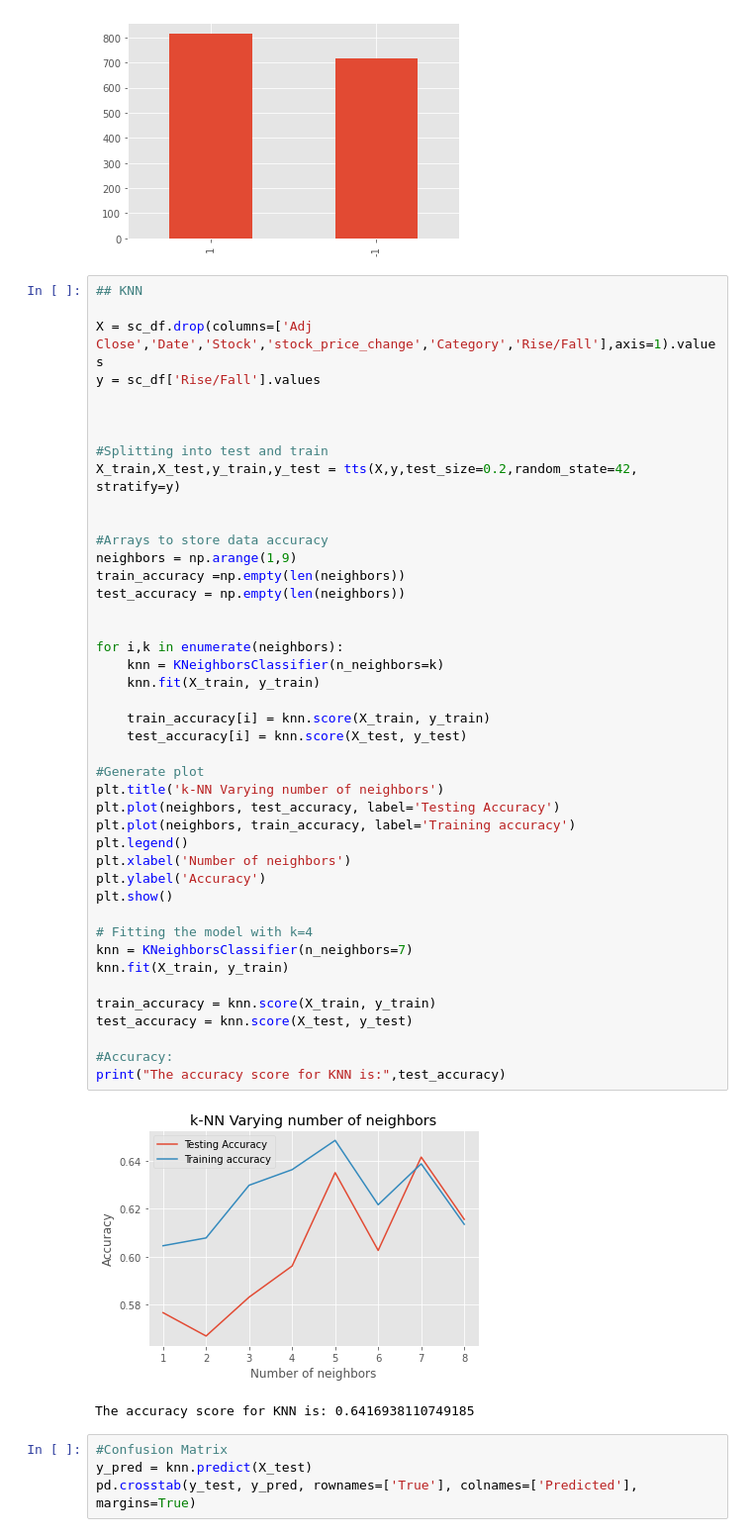
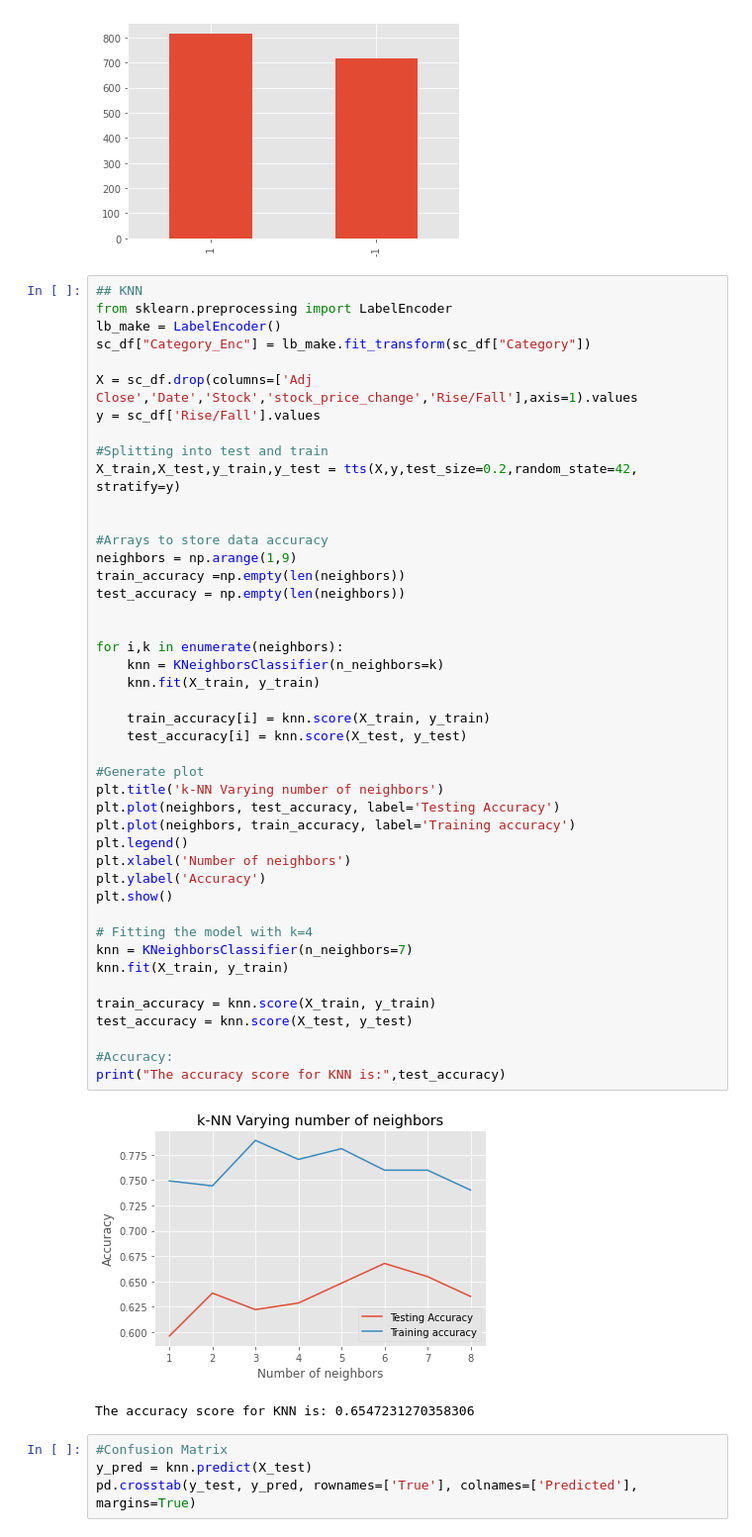
Before and after one commit to jagadeeshmeesala/notebooks, a Jupyter notebook: 602-final-project/Main.ipynb, the cells around one changed output. Shown: that part at 99% size. Drawn from its saved outputs; the diff is of its cells as text.

```diff
--- a/602-final-project/Main.ipynb
+++ b/602-final-project/Main.ipynb
@@ -99,11 +167,12 @@ ax = sc_df["Rise/Fall"].value_counts().plot(kind = "bar")
 [figure]
 # %%
 ## KNN
+from sklearn.preprocessing import LabelEncoder
+lb_make = LabelEncoder()
+sc_df["Category_Enc"] = lb_make.fit_transform(sc_df["Category"])
 
-X = sc_df.drop(columns=['Adj Close','Date','Stock','stock_price_change','Category','Rise/Fall'],axis=1).values
+X = sc_df.drop(columns=['Adj Close','Date','Stock','stock_price_change','Rise/Fall'],axis=1).values
 y = sc_df['Rise/Fall'].values
-
-
 
 #Splitting into test and train
 X_train,X_test,y_train,y_test = tts(X,y,test_size=0.2,random_state=42, stratify=y)
@@ -114,35 +183,35 @@ neighbors = np.arange(1,9)
 train_accuracy =np.empty(len(neighbors))
 test_accuracy = np.empty(len(neighbors))
 
 
 for i,k in enumerate(neighbors):
     knn = KNeighborsClassifier(n_neighbors=k)
     knn.fit(X_train, y_train)
 
     train_accuracy[i] = knn.score(X_train, y_train)
     test_accuracy[i] = knn.score(X_test, y_test)
 
 #Generate plot
 plt.title('k-NN Varying number of neighbors')
 plt.plot(neighbors, test_accuracy, label='Testing Accuracy')
 plt.plot(neighbors, train_accuracy, label='Training accuracy')
 plt.legend()
 plt.xlabel('Number of neighbors')
 plt.ylabel('Accuracy')
 plt.show()
 
 # Fitting the model with k=4
 knn = KNeighborsClassifier(n_neighbors=7)
 knn.fit(X_train, y_train)
 
 train_accuracy = knn.score(X_train, y_train)
 test_accuracy = knn.score(X_test, y_test)
 
 #Accuracy:
 print("The accuracy score for KNN is:",test_accuracy)
 # %% [output]
-[figure, old version]
+[figure, new version]
-The accuracy score for KNN is: 0.6416938110749185
+The accuracy score for KNN is: 0.6547231270358306
 # %%
 #Confusion Matrix
 y_pred = knn.predict(X_test)
```
Also changed, not shown: parts of 8 cells of this notebook, 6 other files.
